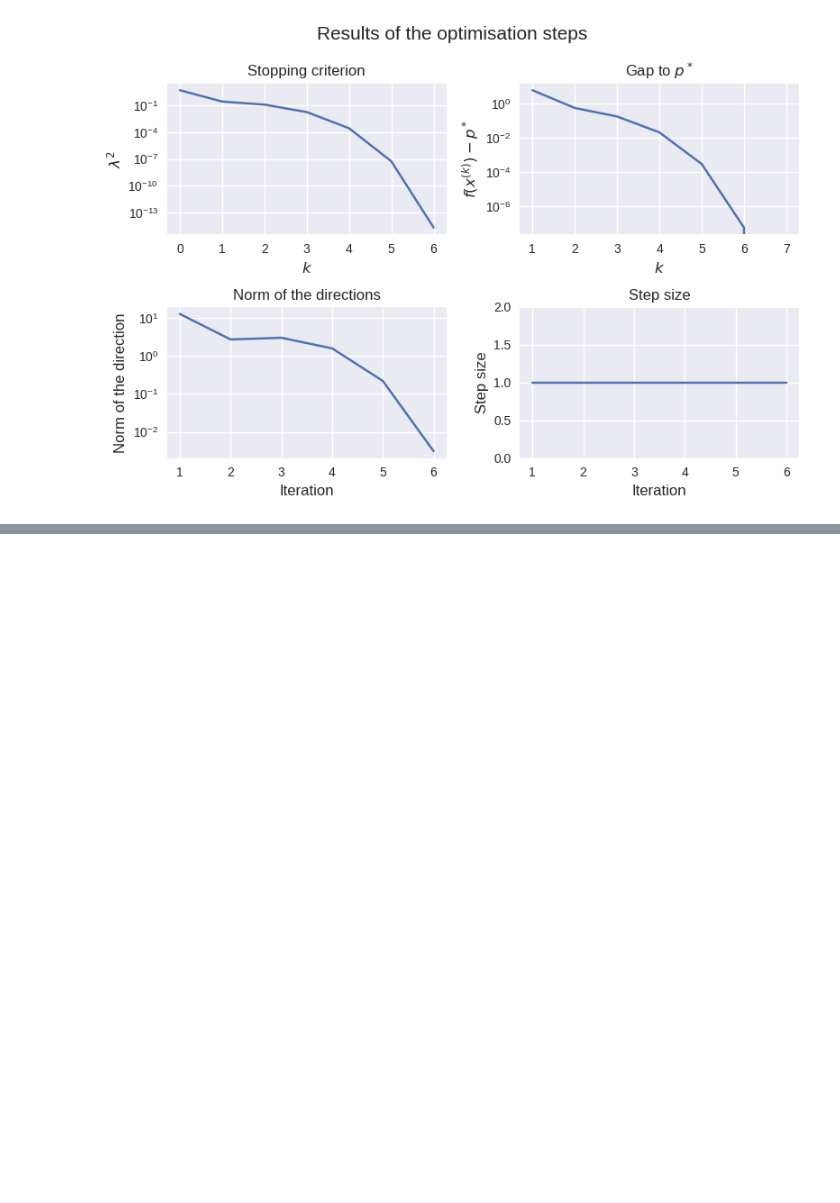
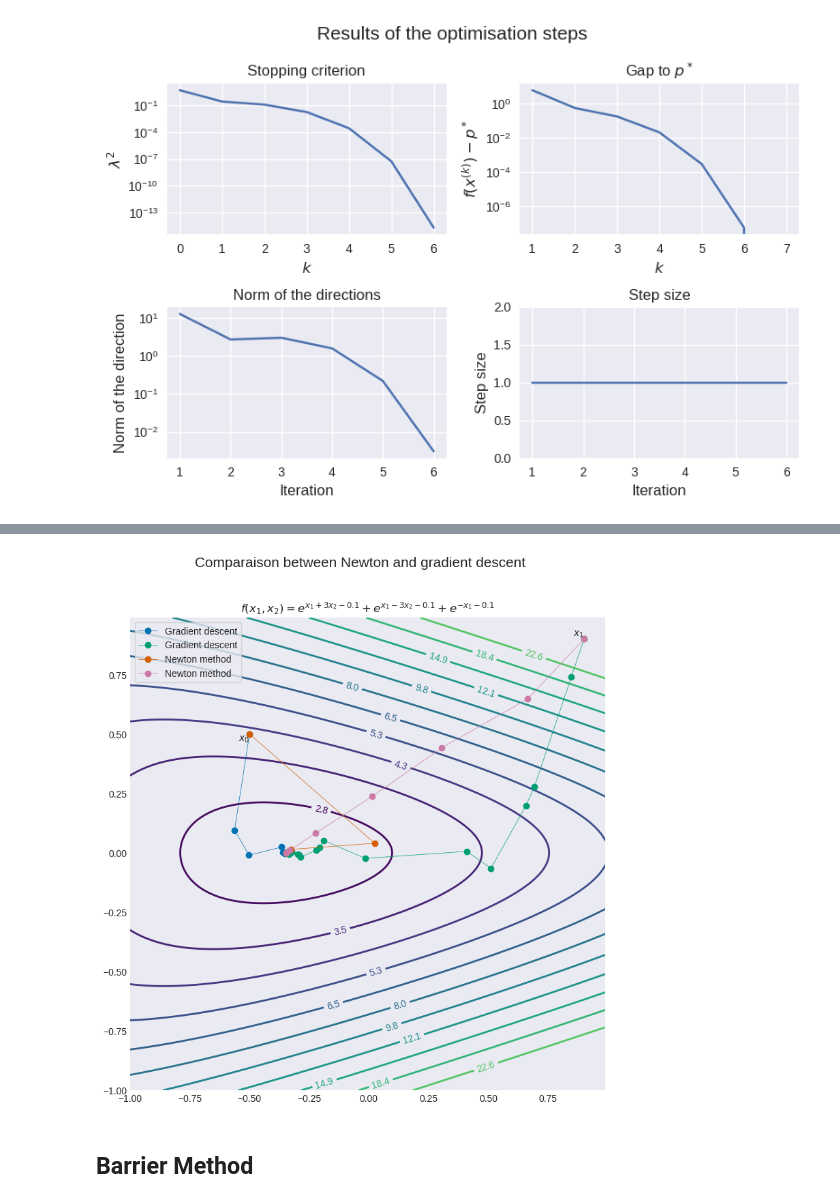
Before and after one commit to gwatkinson/ConvexOptimisationHW3, a Jupyter notebook: test.ipynb, the cells around one changed output, grey strips where cells are left out. Drawn from its saved outputs; the diff is of its cells as text; code cells hidden in the pictures; blank space fills up the shorter version.

```diff
--- a/test.ipynb
+++ b/test.ipynb
@@ -158,0 +223,10 @@ resfig = pbl.plot_ouptuts()
+# %%
+min, max, step = -1, 1, 0.01
+x, y = np.mgrid[min:max:step, min:max:step]
+p = np.stack((x, y), axis=2)
+z = np.array([[f(p[i, j]) for j in range(p.shape[1])] for i in range(p.shape[0])])
+# %%
+points = np.array(pbnq.xs)
+points2 = np.array(pbnq2.xs)
+points3 = np.array(pbnq3.xs)
+points4 = np.array(pbnq4.xs)
@@ -158,0 +253,27 @@ resfig = pbl.plot_ouptuts()
+# %%
+plt.style.use('seaborn-v0_8-colorblind')
+fig, ax = plt.subplots(figsize=(9,9))
+# im = ax.imshow(z,cmap=plt.cm.RdBu) # drawing the function
+# adding the Contour lines with labels
+min_z, max_z = np.log(1.1*np.min(z)), 0.8*np.log(np.max(z))
+levels = np.exp(np.linspace(min_z, max_z, 11))
+# cset = ax.contour(z, np.exp(np.linspace(min_z, max_z, 10)), linewidths=2, cmap=plt.cm.Set2)
+cset = ax.contour(x, y, z, levels=levels, linewidths=2, cmap=plt.cm.viridis, norm=colors.LogNorm(vmin=z.min(), vmax=z.max()))
+ax.clabel(cset, inline=True, fmt='%1.1f', fontsize=10)
+# plt.colorbar(cset) # adding the colobar on the right
+# latex fashion title
+plt.title('$f(x_1, x_2) = e^{x_1 + 3 x_2 - 0.1} + e^{x_1 - 3 x_2 - 0.1} + e^{-x_1 - 0.1}$')
+# ax.set(xticks=x[::10, 0], yticks=y[0, ::10])
+plt.plot(points2[:, 0], points2[:, 1], marker='o', lw=0.5, label='Gradient descent')
+plt.plot(points4[:, 0], points4[:, 1], marker='o', lw=0.5, label='Gradient descent')
+plt.plot(points[:, 0], points[:, 1], marker='o', lw=0.5, label='Newton method')
+plt.plot(points3[:, 0], points3[:, 1], marker='o', lw=0.5, label='Newton method')
+plt.annotate('$x_0$', x0, horizontalalignment='right', verticalalignment='top')
+plt.annotate('$x_1$', x1, horizontalalignment='right', verticalalignment='bottom')
+fig.suptitle("Comparaison between Newton and gradient descent")
+plt.legend(frameon=True)
+plt.show()
+# %% [output]
+[figure, added]
+# %% [markdown]
+## Barrier Method
```
Also changed, not shown: parts of 17 cells of this notebook.
